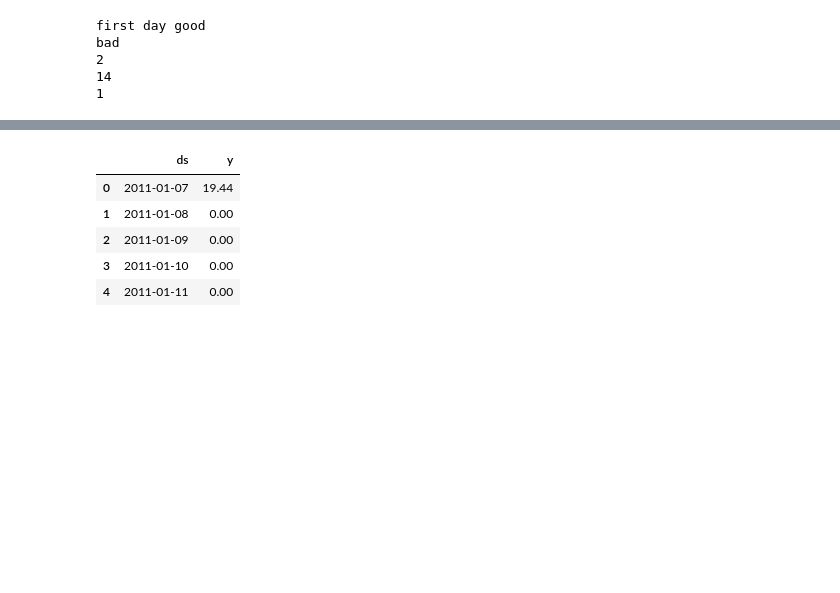
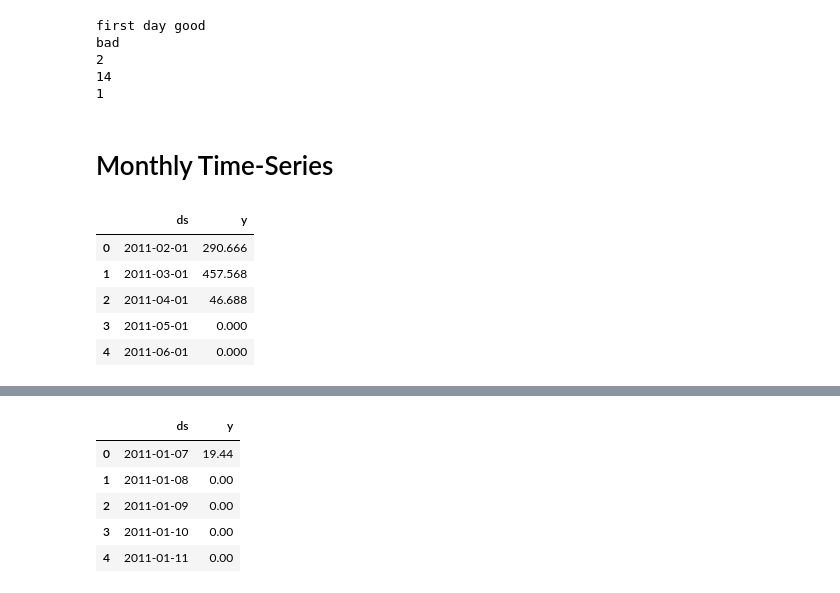
Before and after one commit to sjensen39/CS133_GP1, a Jupyter notebook: project_class_notebooks/ML_data_prediction.ipynb, the cells around one changed output, grey strips where cells are left out. Drawn from its saved outputs; the diff is of its cells as text; code cells hidden in the pictures; blank space fills up the shorter version.

```diff
--- a/project_class_notebooks/ML_data_prediction.ipynb
+++ b/project_class_notebooks/ML_data_prediction.ipynb
@@ -139,3 +139,41 @@ bad
 2
 14
 1
+# %% [markdown]
+# Monthly Time-Series
+# %%
+from prophet import Prophet
+
+# # 1. Load your Amazon sales dataset
+# df = pd.read_csv('amazon_sales.csv')
+
+# # 2. Convert 'Order Date' to datetime
+# # Note: Use 'Order Date' rather than 'Ship Date' to model true demand
+df['Order Date'] = pd.to_datetime(df['Order Date'])
+
+# 3. Aggregate daily sales (Prophet requires one row per timestamp)
+# Replace 'Sales' with your target column (e.g., 'Amount', 'Revenue', 'Quantity')
+daily_sales = df.groupby('Order Date')['Sales'].sum().reset_index()
+
+# 4. Rename columns to Prophet's strict 'ds' and 'y' format
+daily_sales.rename(columns={'Order Date': 'ds', 'Sales': 'y'}, inplace=True)
+
+# Optional: Fill missing dates with 0 if there were days with zero orders
+full_dates = pd.date_range(
+    start=daily_sales['ds'].min(), end=daily_sales['ds'].max(), freq='MS'
+)
+daily_sales = (
+    daily_sales.set_index('ds')
+    .reindex(full_dates, fill_value=0)
+    .rename_axis('ds')
+    .reset_index()
+)
+
+daily_sales.head()
+# %% [output]
+|  | ds | y |
+| 0 | 2011-02-01 | 290.666 |
+| 1 | 2011-03-01 | 457.568 |
+| 2 | 2011-04-01 | 46.688 |
+| 3 | 2011-05-01 | 0.000 |
+| 4 | 2011-06-01 | 0.000 |
```
Also changed, not shown: parts of 5 cells of this notebook.
